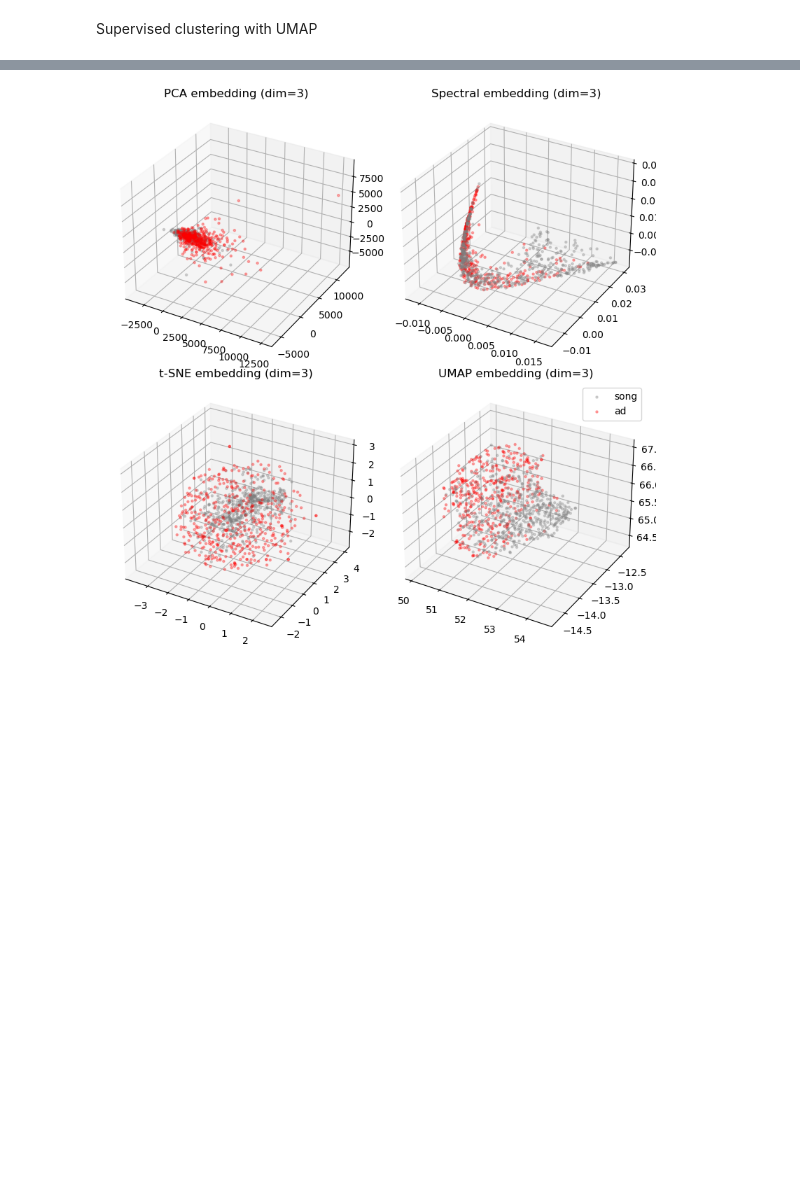
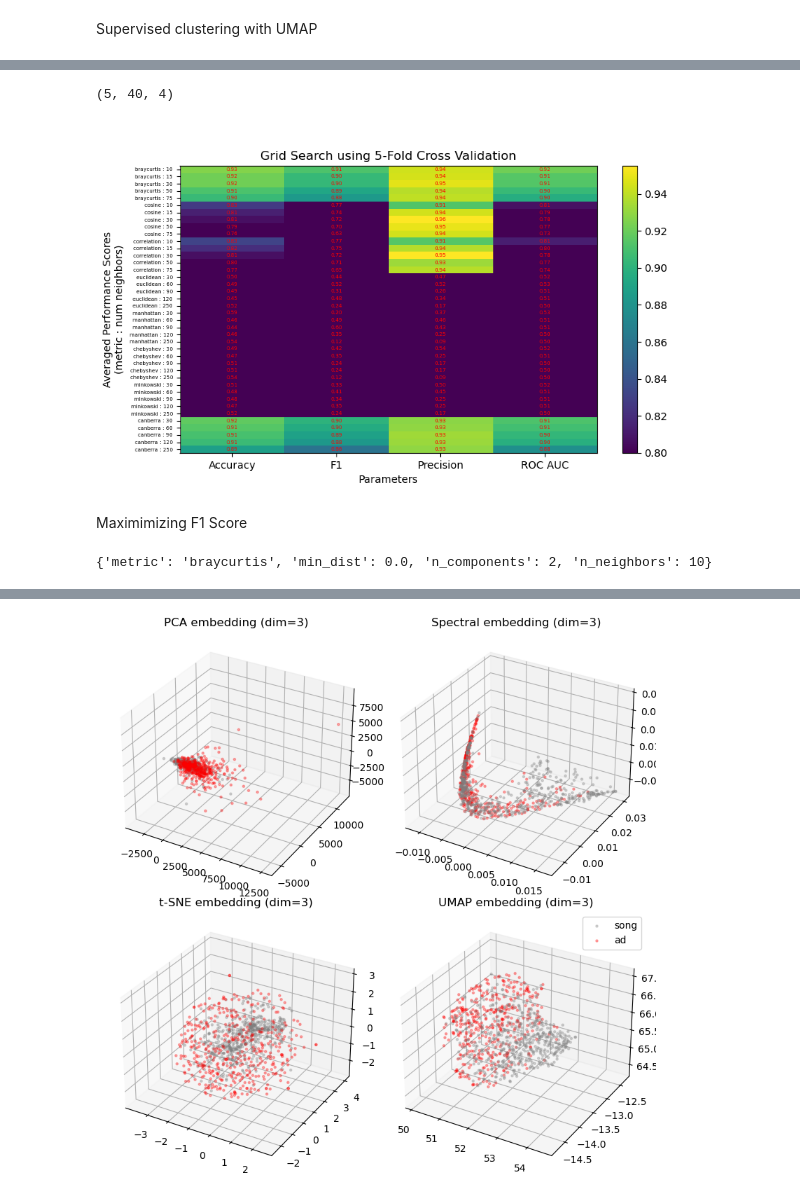
Before and after one commit to sion23/radio-adblock, a Jupyter notebook: embedding.ipynb, the cells around one changed output, grey strips where cells are left out. Saved outputs shown, nothing was run; the diff lists cells and outputs as text; code cells hidden in the pictures; blank space fills up the shorter version.

Commit message:
Finished embedding opt

```diff
--- a/embedding.ipynb
+++ b/embedding.ipynb
@@ -377,0 +568,24 @@ Falling back to random initialisation!
+# %%
+statistics = np.array(statistics)
+# %%
+statistics.shape
+# %% [output]
+(5, 40, 4)
+# %%
+avg_statistics = np.mean(statistics, axis=0)
+# %%
+all_parameters = []
+for metric_range in distance_metrics:
+
+    param_grid_umap = {
+        'n_components': [2],
+        'min_dist': [0.0],
+        'n_neighbors': nn_range[metric_range],
+        'metric': [metric_range]
+    }
+    grid_umap = list(ParameterGrid(param_grid_umap))
+
+    params_combined = grid_umap
+
+    for params in grid_umap:
+        all_parameters.append(params) # in correct order
@@ -377,0 +594,40 @@ Falling back to random initialisation!
+# %%
+plt.close()
+
+fig = plt.figure(figsize=(9, 5))
+
+im = plt.imshow(avg_statistics, aspect="auto", vmin=0.8)
+
+plt.xlabel("Parameters")
+plt.ylabel("Averaged Performance Scores\n(metric : num neighbors)")
+
+plt.colorbar(im)
+
+# Relabeling x-axis ticks
+plt.xticks(ticks=np.arange(4), labels=["Accuracy", "F1", "Precision", "ROC AUC"])
+
+# Relabeling y-axis ticks
+plt.yticks(ticks=np.arange(len(all_parameters)), labels=[f'{x["metric"]} : {x["n_neighbors"]}' for x in all_parameters], fontsize=5)
+
+
+# Add text of the value itself in each heatmap pixel
+for i in range(len(all_parameters)):
+    for j in range(4):
+        plt.text(j, i, f'{avg_statistics[i, j]:.2f}', ha='center', va='center', color='red', fontsize=5)
+
+plt.title("Grid Search using 5-Fold Cross Validation")
+
+plt.savefig(f"graphics/embedding-{DAT_TYPE}-{embedding_dim}d-cv-umap-all-results.png", dpi=400)
+
+plt.show()
+# %% [output]
+[figure, added]
+# %% [markdown]
+Maximimizing F1 Score
+# %%
+f1_idx = 1
+k = 0 # max
+all_parameters[np.argsort(avg_statistics[:, f1_idx])[::-1][k]]
+# Optimal parameter combination
+# %% [output]
+{'metric': 'braycurtis', 'min_dist': 0.0, 'n_components': 2, 'n_neighbors': 10}
```
Also changed, not shown: parts of 58 cells of this notebook.
